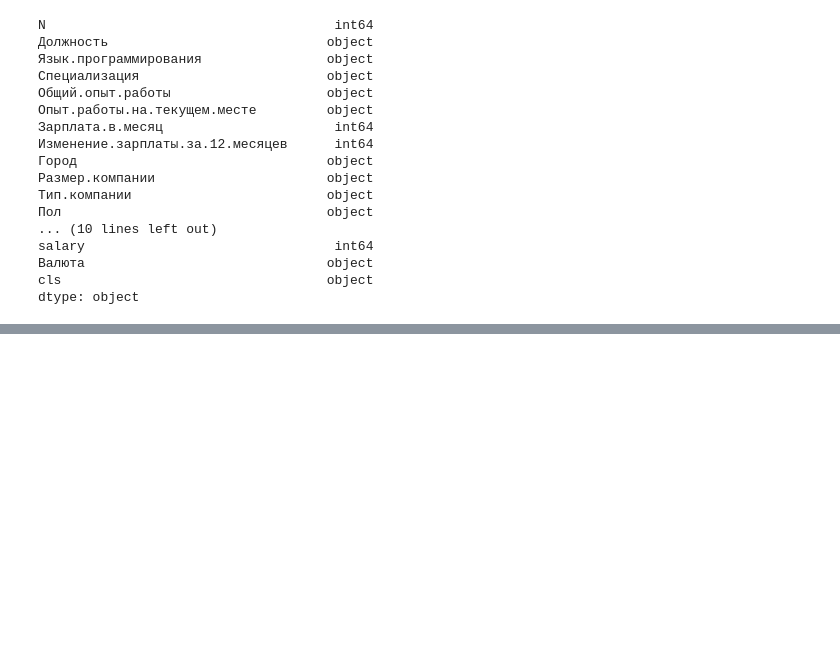
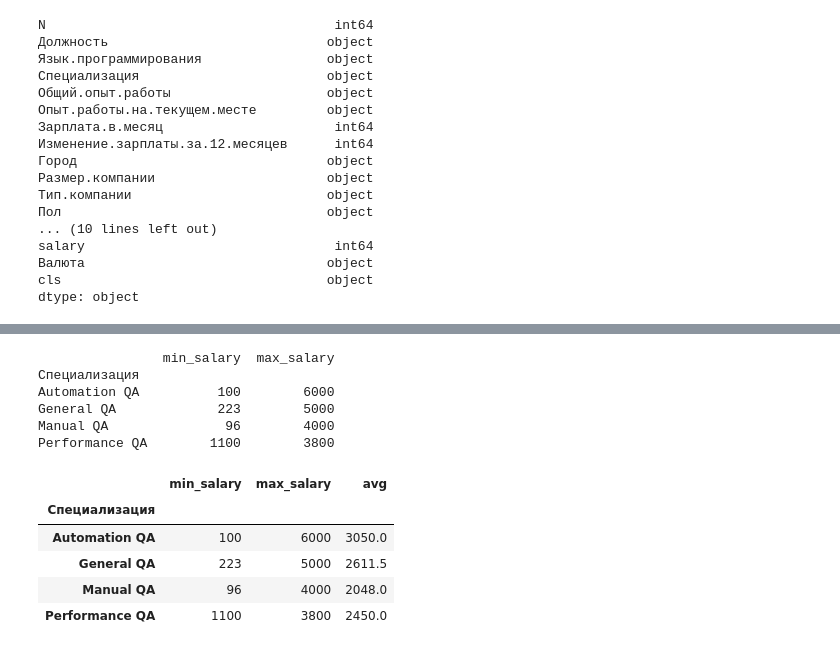
Before and after one commit to RomanTutskyi/Hw2, a Jupyter notebook: Hw2.2.ipynb, the cells around one changed output, grey strips where cells are left out. Saved outputs shown, nothing was run; the diff lists cells and outputs as text; code cells hidden in the pictures; blank space fills up the shorter version.

```diff
--- a/Hw2.2.ipynb
+++ b/Hw2.2.ipynb
@@ -174,0 +205,9 @@ dtype: int64
+# %%
+import pandas as pd
+
+stats = pd.read_csv('stats.csv')
+
+python_data = stats[stats['Язык.программирования'] == 'Python']
+
+row , col = python_data.shape
+print(row,col)
@@ -174,0 +216,10 @@ dtype: int64
+# %%
+import pandas as pd
+
+stats = pd.read_csv('stats.csv')
+
+grouped = stats.groupby('Специализация')
+
+for group_name, group_data in grouped:
+    print(f'Group: {group_name}')
+    print(group_data)
@@ -174,0 +244,45 @@ dtype: int64
+# %%
+import pandas as pd
+
+
+grouped = stats.groupby('Специализация')
+
+
+aggregated_data = grouped['Зарплата.в.месяц'].agg(min_salary='min', max_salary='max')
+
+
+aggregated_df = pd.DataFrame(aggregated_data)
+
+
+print(aggregated_df)
+# %% [output]
+                min_salary  max_salary
+Специализация
+Automation QA          100        6000
+General QA             223        5000
+Manual QA               96        4000
+Performance QA        1100        3800
+# %%
+import pandas as pd
+
+grouped = stats.groupby('Специализация')
+
+
+aggregated_data = grouped['Зарплата.в.месяц'].agg(min_salary='min', max_salary='max')
+aggregated_df = pd.DataFrame(aggregated_data)
+
+
+def fill_avg_salary(row):
+    return row.mean()
+
+aggregated_df['avg'] = aggregated_df.apply(fill_avg_salary, axis=1)
+
+
+aggregated_df
+# %% [output]
+|  | min_salary | max_salary | avg |
+| Специализация |  |  |  |
+| Automation QA | 100 | 6000 | 3050.0 |
+| General QA | 223 | 5000 | 2611.5 |
+| Manual QA | 96 | 4000 | 2048.0 |
+| Performance QA | 1100 | 3800 | 2450.0 |
```
Also changed, not shown: parts of 9 cells of this notebook, 1 other file.
